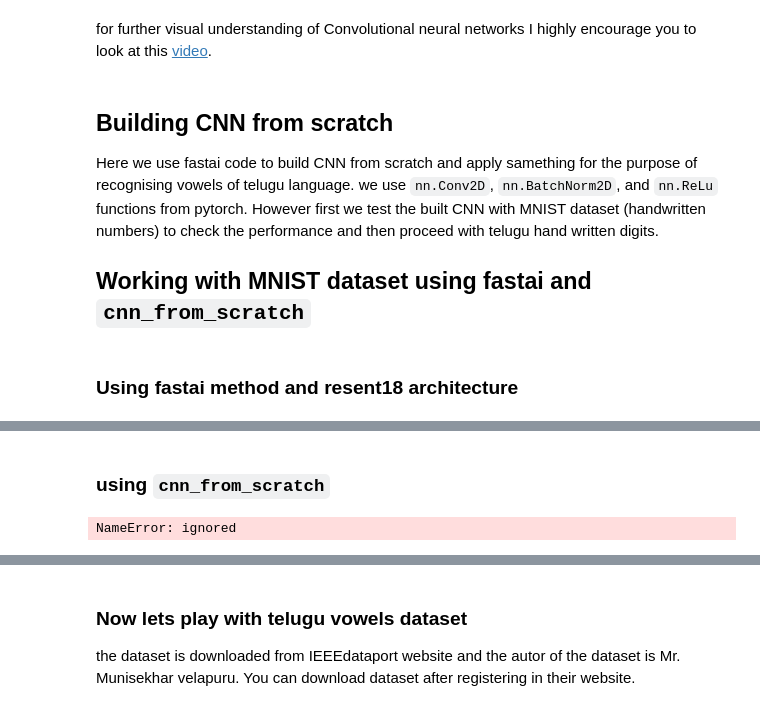
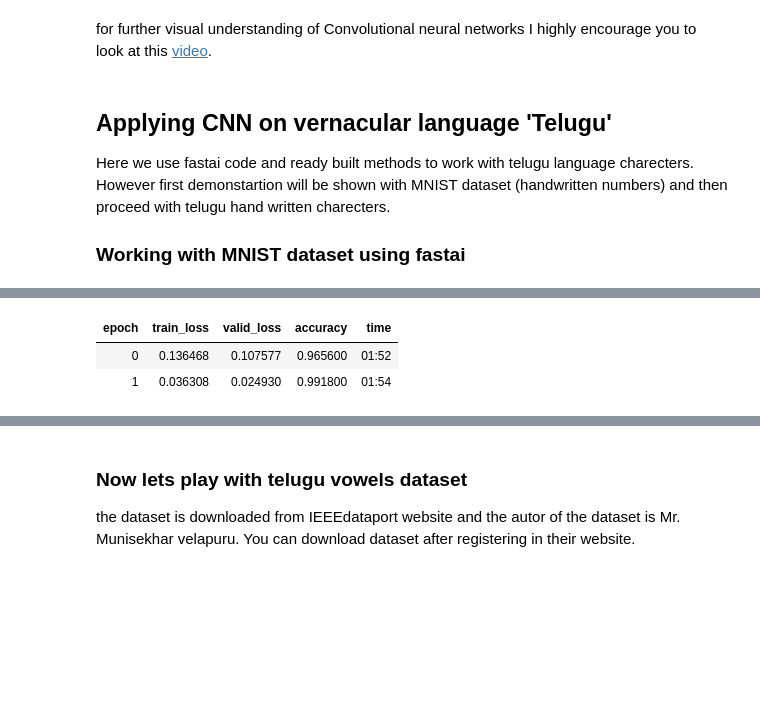
Before and after one commit to mldurga/easydl, a Jupyter notebook: _notebooks/2021-09-20-Fastbook-chapter13.ipynb, the cells around one changed output, grey strips where cells are left out. Saved outputs shown, nothing was run; the diff lists cells and outputs as text; code cells hidden in the pictures; blank space fills up the shorter version.

````diff
--- a/_notebooks/2021-09-20-Fastbook-chapter13.ipynb
+++ b/_notebooks/2021-09-20-Fastbook-chapter13.ipynb
@@ -133,14 +138,14 @@ The computation will be greatly reduced by introducing 1X1 conv layer before 5X5
 # %% [markdown]
 for further visual understanding of Convolutional neural networks I highly encourage you to look at this [video](https://vimeo.com/274236414).
 # %% [markdown]
-## Building CNN from scratch
-Here we use fastai code to build CNN from scratch and apply samething for the purpose of recognising vowels of telugu language. we use ```nn.Conv2D```, ```nn.BatchNorm2D```, and ```nn.ReLu``` functions from pytorch. However first we test the built CNN with MNIST dataset (handwritten numbers) to check the performance and then proceed with telugu hand written digits.
+## Applying CNN on vernacular language 'Telugu'
 
-## Working with MNIST dataset using fastai and ```cnn_from_scratch```
+Here we use fastai code and ready built methods to work with telugu language charecters. However first demonstartion will be shown with MNIST dataset (handwritten numbers) and then proceed with telugu hand written charecters.
+
+### Working with MNIST dataset using fastai
-# %% [markdown]
-### Using fastai method and resent18 architecture
 # %%
 path=untar_data(URLs.MNIST)
 dls=ImageDataLoaders.from_folder(path,train='training',valid='testing',batch_tfms=Normalize())
 learn = cnn_learner(dls, resnet18, pretrained=False,loss_func=F.cross_entropy, metrics=accuracy, n_out=10)
-learn.fit_one_cycle(1)
+learn.fit_one_cycle(2)
+# %% [output]
@@ -147,2 +153,3 @@ learn.fit_one_cycle(1)
+| epoch | train_loss | valid_loss | accuracy | time |
+| 0 | 0.136468 | 0.107577 | 0.965600 | 01:52 |
+| 1 | 0.036308 | 0.024930 | 0.991800 | 01:54 |
-# %% [markdown]
-### using ```cnn_from_scratch```
@@ -156,14 +155,0 @@ def conv(ni,nf,ks=3,act=True):
-# %%
-
-
-
-cnn_from_scratch= nn.Sequential(
-      conv(3,8, ks=5), #initial kernel size increased for better accuracy
-      conv(8,16),
-      conv(16,32),
-      conv(32,64),
-      conv(64,10, act=False), #since no of digits are 10 from 0 to 9, output activations are 10
-      Flatten(),
-  )
-# %% [output]
-NameError: ignored
````
Also changed, not shown: parts of 22 cells of this notebook.
